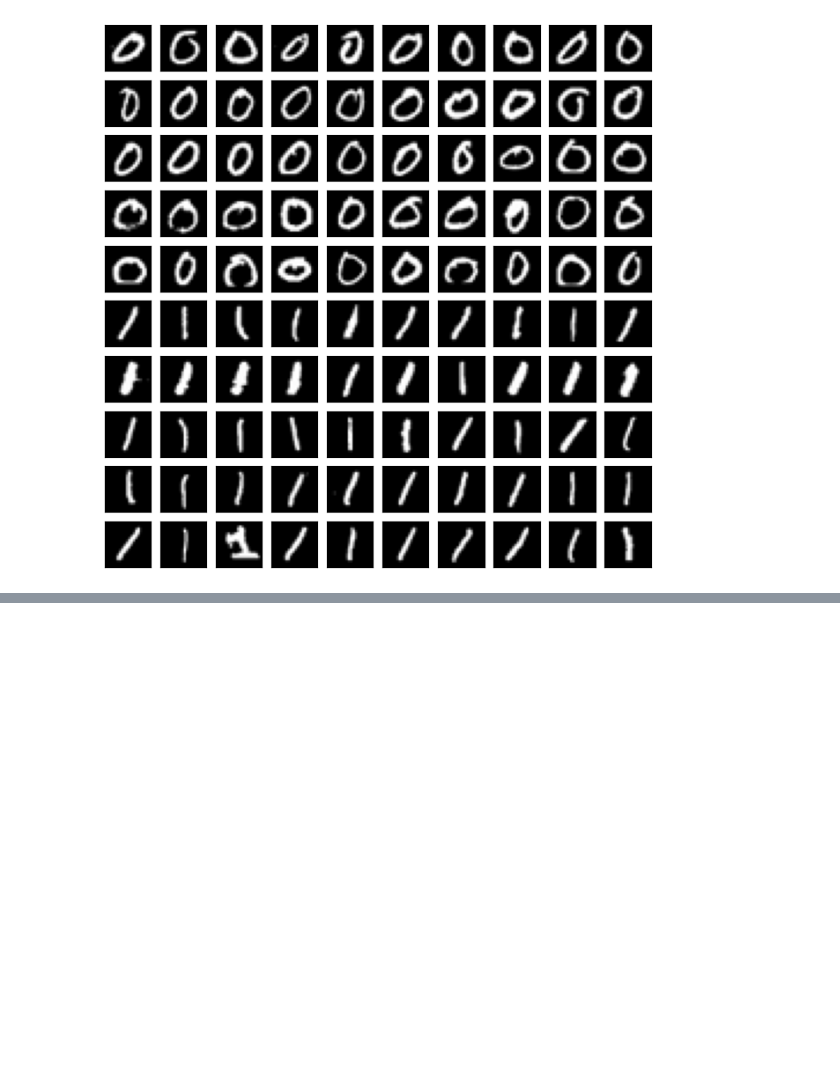
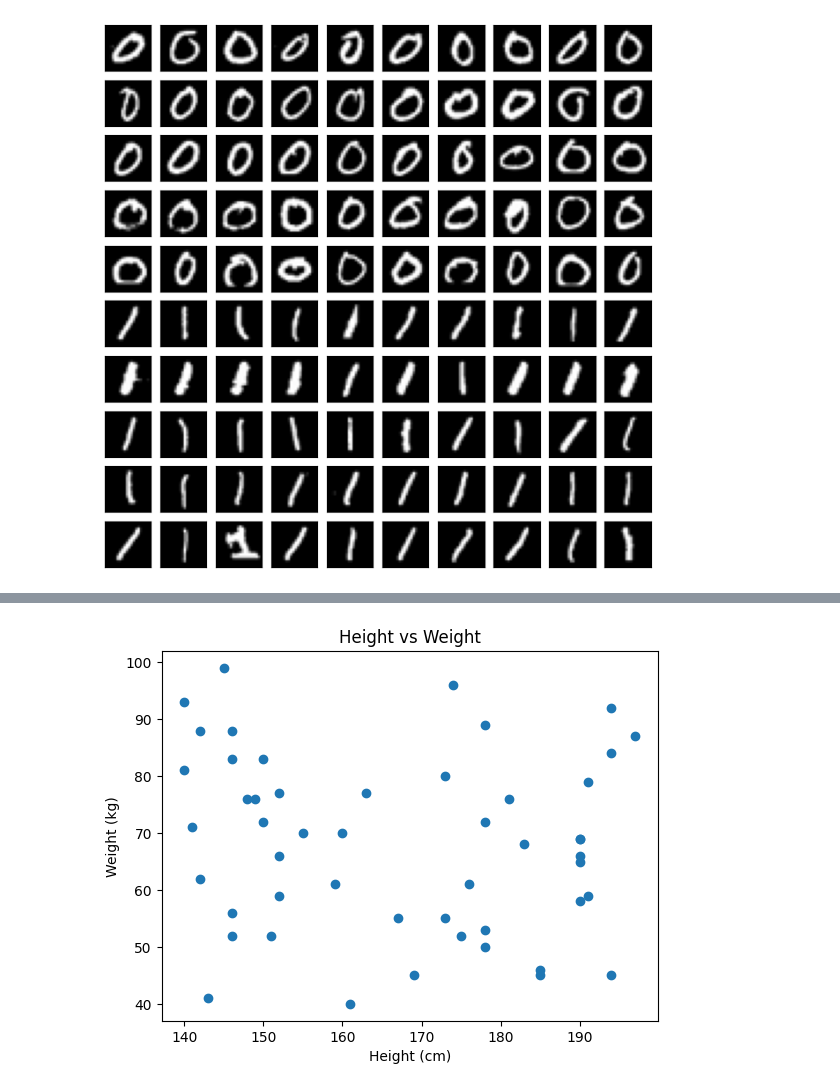
Before and after one commit to AlrIsmail/robotics_fundamentals, a Jupyter notebook: opencv_ml.ipynb, the cells around one changed output, grey strips where cells are left out. Cells and saved outputs as stored; diff of their text form; code cells hidden in the pictures; blank space fills up the shorter version.

```diff
--- a/opencv_ml.ipynb
+++ b/opencv_ml.ipynb
@@ -399,0 +423,17 @@ Accuracy is 93.80%
+# %%
+import matplotlib.pyplot as plt
+import numpy as np
+
+# data of people's height and weight
+height = np.random.randint(140, 200, 50)
+weight = np.random.randint(40, 100, 50)
+
+
+# plot the data
+plt.scatter(height, weight)
+plt.xlabel('Height (cm)')
+plt.ylabel('Weight (kg)')
+plt.title('Height vs Weight')
+plt.show()
+# %% [output]
+[figure, added]
```
Also changed, not shown: parts of 4 cells of this notebook.
